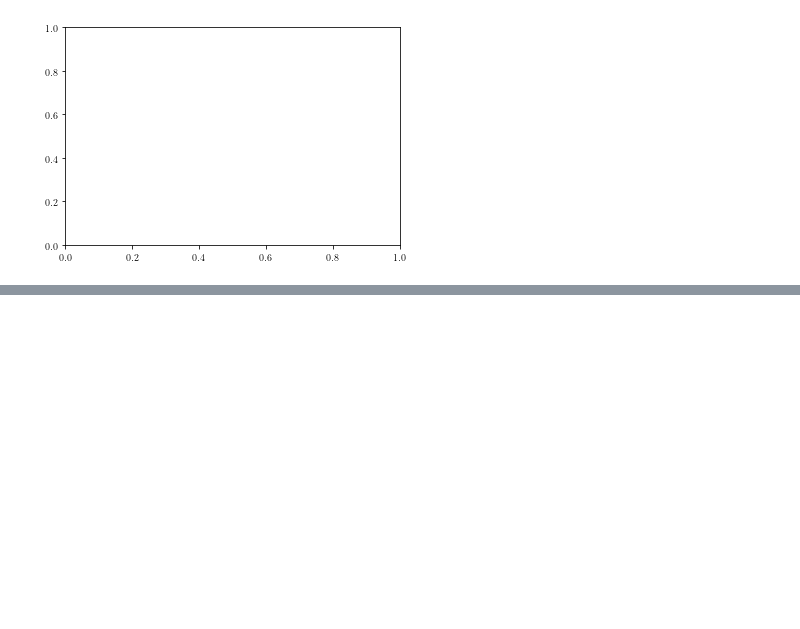
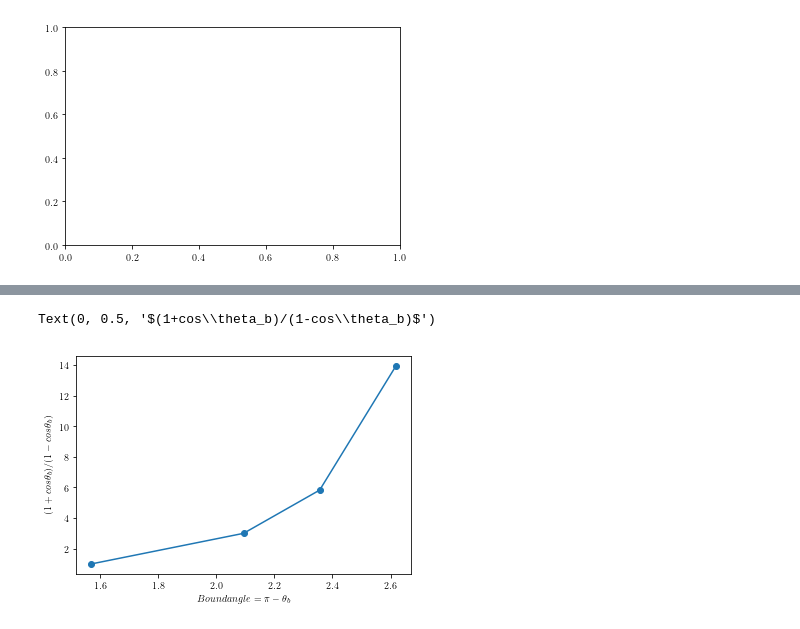
Before and after one commit to mhm1991/SimulationCourse, a Jupyter notebook: Ex4.ipynb, the cells around one changed output, grey strips where cells are left out. Saved outputs shown, nothing was run; the diff lists cells and outputs as text; code cells hidden in the pictures; blank space fills up the shorter version.

```diff
--- a/Ex4.ipynb
+++ b/Ex4.ipynb
@@ -109,0 +175,8 @@ Text(0.5, 1.0, 'Polymer Simulation')
+# %%
+plt.plot(math.pi - np.array(Thetabs),(1+np.cos(Thetabs))/(1-np.cos(Thetabs)),"-o",)
+
+plt.xlabel("$Bound angle = \\pi - \\theta_b $")
+plt.ylabel("$(1+cos\\theta_b)/(1-cos\\theta_b)$")
+# %% [output]
+Text(0, 0.5, '$(1+cos\\theta_b)/(1-cos\\theta_b)$')
+[figure, added]
```
Also changed, not shown: parts of 8 cells of this notebook.
